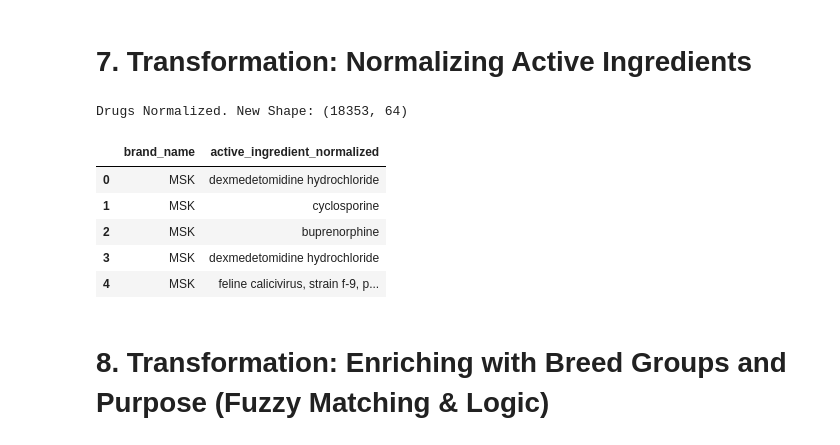
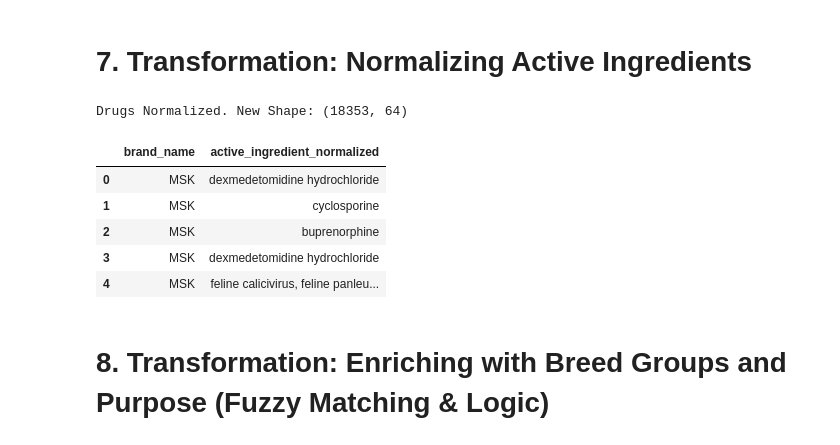
Before and after one commit to MK-Dev-Coder/BUSINESS-INTELLIGENCE-Project, a Jupyter notebook: notebooks/etl_pipeline.ipynb, the cells around one changed output. Drawn from its saved outputs; the diff is of its cells as text; code cells hidden in the pictures.

```diff
--- a/notebooks/etl_pipeline.ipynb
+++ b/notebooks/etl_pipeline.ipynb
@@ -380,48 +367,57 @@ def normalize_drugs(df):
     # For simplicity, we will try to extract 'active_ingredients' list and join them string
 
     def extract_ingredients(ingredients_input):
-        names = []
+        raw_names = []
 
-        # list from raw api data:
+        # Extract raw strings regardless of input format
         if isinstance(ingredients_input, list):
-            names = [str(item.get('name', '')).strip() for item in ingredients_input if 'name' in item]
-        # already a string from previous processing:
+            # Extract 'name' from every dict in the list
+            raw_names = [str(item.get('name', '')) for item in ingredients_input if 'name' in item]
         elif isinstance(ingredients_input, str):
-            # Handle potential different separators like ; or /
-            cleaned = ingredients_input.replace(';', ',').replace('/', ',')
-            names = [n.strip() for n in cleaned.split(',')]
+            raw_names = [ingredients_input]
 
-        # Remove empty, lowercase and sort alphabetically
-        names = sorted(set([n.lower() for n in names if n.lower() != 'unknown']))
-        names.sort()
+        # Unified Cleaning Loop
+        final_names = []
+        for raw in raw_names:
+            # Fix the separators for EVERY entry found
+            # Replace ; and / with , then split by ,
+            cleaned_parts = raw.replace(';', ',').replace('/', ',').split(',')
 
-        if not names:
+            # Clean individual parts
+            for part in cleaned_parts:
+                clean_part = part.strip().lower()
+                if clean_part and clean_part != 'unknown':
+                    final_names.append(clean_part)
+
+        # Sort and Deduplicate
+        if not final_names:
             return 'unknown'
 
-        return ', '.join(names)
+        # specific fix: sort ensures "A, B" and "B, A" become identical
+        return ', '.join(sorted(set(final_names)))
 
     # Apply new normalization
     if 'active_ingredients' in df_combined.columns:
         df_combined['active_ingredient_normalized'] = df_combined['active_ingredients'].apply(extract_ingredients)
     else:
         df_combined['active_ingredient_normalized'] = 'unknown'
+
     if 'first_exposure_date' not in df_combined.columns:
         df_combined['first_exposure_date'] = None
-
 
     return df_combined
 
 df_fda_drugs = normalize_drugs(df_fda_cleaned)
 print("Drugs Normalized. New Shape:", df_fda_drugs.shape)
 df_fda_drugs[['brand_name', 'active_ingredient_normalized']].head()
 # %% [output]
 Drugs Normalized. New Shape: (18353, 64)
 |  | brand_name | active_ingredient_normalized |
 | 0 | MSK | dexmedetomidine hydrochloride |
 | 1 | MSK | cyclosporine |
 | 2 | MSK | buprenorphine |
 | 3 | MSK | dexmedetomidine hydrochloride |
-| 4 | MSK | feline calicivirus, strain f-9, p... |
+| 4 | MSK | feline calicivirus, feline panleu... |
 # %% [markdown]
 # 8. Transformation: Enriching with Breed Groups and Purpose (Fuzzy Matching & Logic)
 # %%
```
Also changed, not shown: parts of 2 cells of this notebook.
